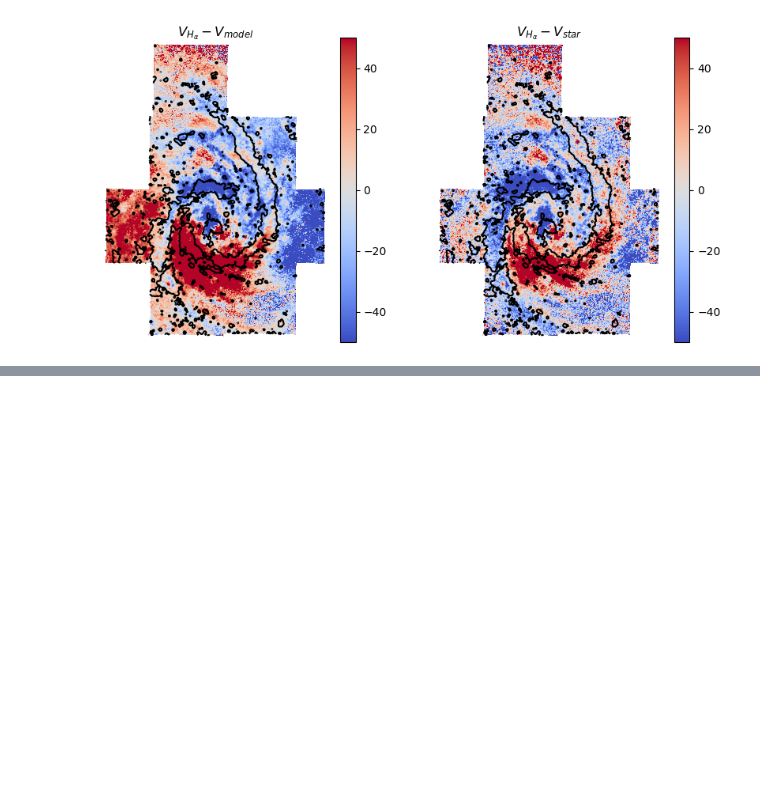
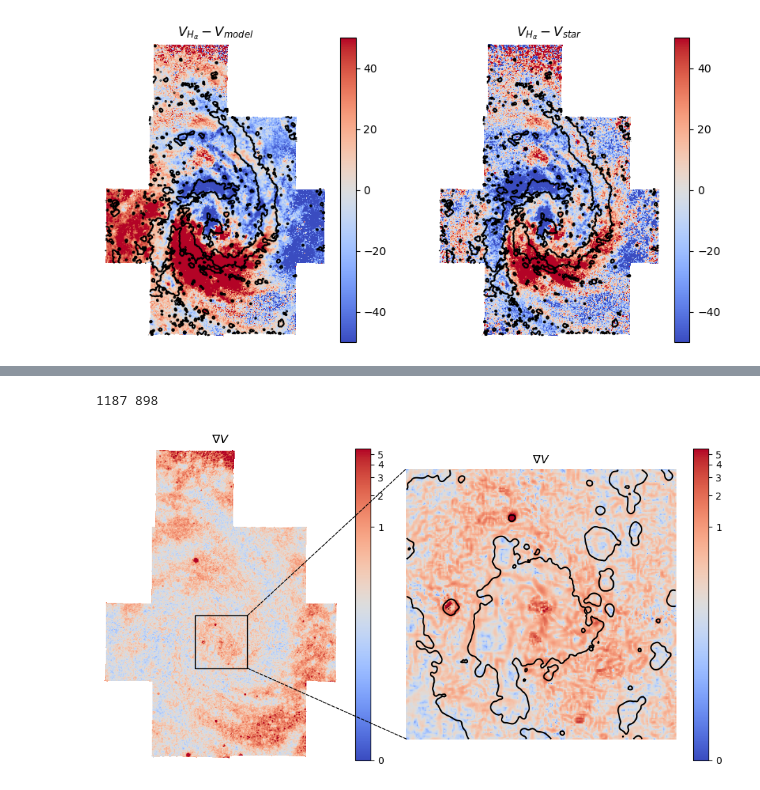
Before and after one commit to Polina-Kochergina/velocity_gradients, a Jupyter notebook: vel_grad.ipynb, the cells around one changed output, grey strips where cells are left out. Cells and saved outputs as stored; diff of their text form; code cells hidden in the pictures; blank space fills up the shorter version.

Commit message:
grad in (r, phi)

```diff
--- a/vel_grad.ipynb
+++ b/vel_grad.ipynb
@@ -444,0 +495,68 @@ pc in pix = 0.019683435453053486
+# %%
+grad_phi, grad_r = compute_gradients(resid, distance_map, angle_map)
+# %% [output]
+1187 898
+# %%
+grad_phi_r = np.sqrt(grad_r**2 + grad_phi**2)*pix_pc
+norm = simple_norm(grad_phi_r, "log", percent=99.)
+# %%
+from matplotlib.patches import Rectangle, ConnectionPatch
+
+
+fig, ax = plt.subplots(1, 2, figsize=(10, 5))
+
+# градиент скоростей
+im = ax[0].imshow(grad_phi_r, cmap="coolwarm", norm=norm, origin="lower")
+plt.colorbar(im)
+ax[0].set_title(r"$\nabla V$")
+ax[0].axis("off")
+
+# увеличенная область
+zoom_area = (350, 350, 550, 550)
+zoomed = grad_phi_r[zoom_area[1]:zoom_area[3], zoom_area[0]:zoom_area[2]]
+
+im = ax[1].imshow(zoomed, norm=norm, cmap="coolwarm", origin="lower")
+plt.colorbar(im)
+ax[1].contour(F_Ha[350:550, 350:550], [600], colors="black")
+# im.set_clim(vmin=0.1*pix_pc, vmax=60*pix_pc)
+plt.title(r"$\nabla V$")
+plt.axis("off")
+
+# рисуем рамочку для красоты))))
+rect = Rectangle((zoom_area[0], zoom_area[1]),
+                 zoom_area[2]-zoom_area[0],
+                 zoom_area[3]-zoom_area[1],
+                 linewidth=1, edgecolor='black', facecolor='none')
+ax[0].add_patch(rect)
+
+
+
+# Соединяем 2 угла с настраиваемыми линиями (если раскомментить то 4 угла соединяются)
+corners_main = [
+    # (zoom_area[0], zoom_area[1]),  # левый нижний
+    (zoom_area[2], zoom_area[1]),  # правый нижний
+    (zoom_area[2], zoom_area[3]),  # правый верхний
+    # (zoom_area[0], zoom_area[3])   # левый верхний
+]
+
+corners_zoom = [
+    (0, 0),                        # левый нижний (в увеличенной области)
+    # (zoomed.shape[1], 0),          # правый нижний
+    # (zoomed.shape[1], zoomed.shape[0]),  # правый верхний
+    (0, zoomed.shape[0])           # левый верхний
+]
+
+# Рисуем соединительные линии для всех углов
+for (x1, y1), (x2, y2) in zip(corners_main, corners_zoom):
+    con = ConnectionPatch(
+        xyA=(x1, y1), coordsA=ax[0].transData,
+        xyB=(x2, y2), coordsB=ax[1].transData,
+        linestyle="--", linewidth=0.9, color="black",  # Стиль линии
+        arrowstyle="-",  # Без стрелок (можно использовать "->")
+        mutation_scale=20  # Размер стрелки, если используется
+    )
+    fig.add_artist(con)
+
+plt.tight_layout()
+# %% [output]
+[figure, added]
```
Also changed, not shown: parts of 5 cells of this notebook.
